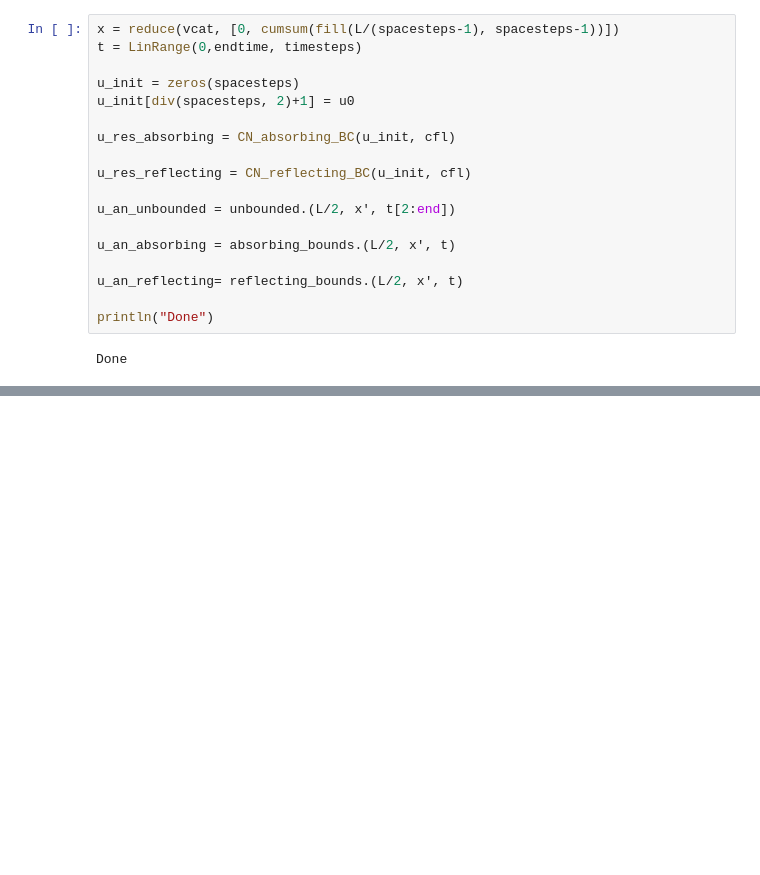
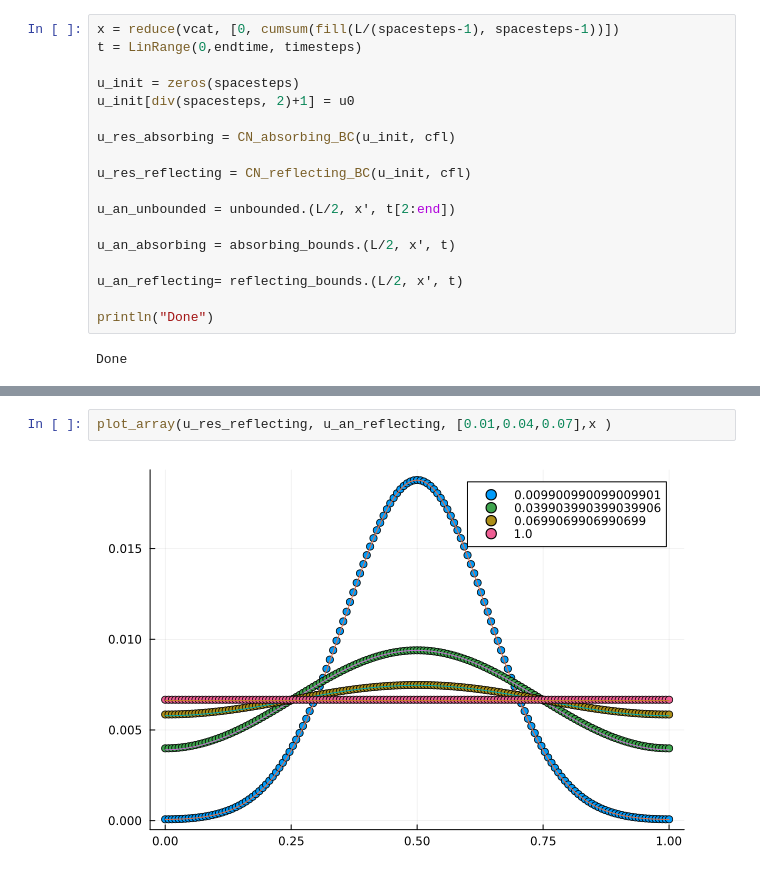
Before and after one commit to emilssp/Computational_Physics_v24, a Jupyter notebook: Diffusion_Waves_Shock/main.ipynb, the cells around one changed output, grey strips where cells are left out. Drawn from its saved outputs; the diff is of its cells as text; blank space fills up the shorter version.

```diff
--- a/Diffusion_Waves_Shock/main.ipynb
+++ b/Diffusion_Waves_Shock/main.ipynb
@@ -182,0 +156,4 @@ plot!(x, u_an_reflecting[round(Int, 1/dt), :], label = "",color = "black")
+# %%
+plot_array(u_res_reflecting, u_an_reflecting, [0.01,0.04,0.07],x )
+# %% [output]
+[figure, added]
```
Also changed, not shown: parts of 10 cells of this notebook.
